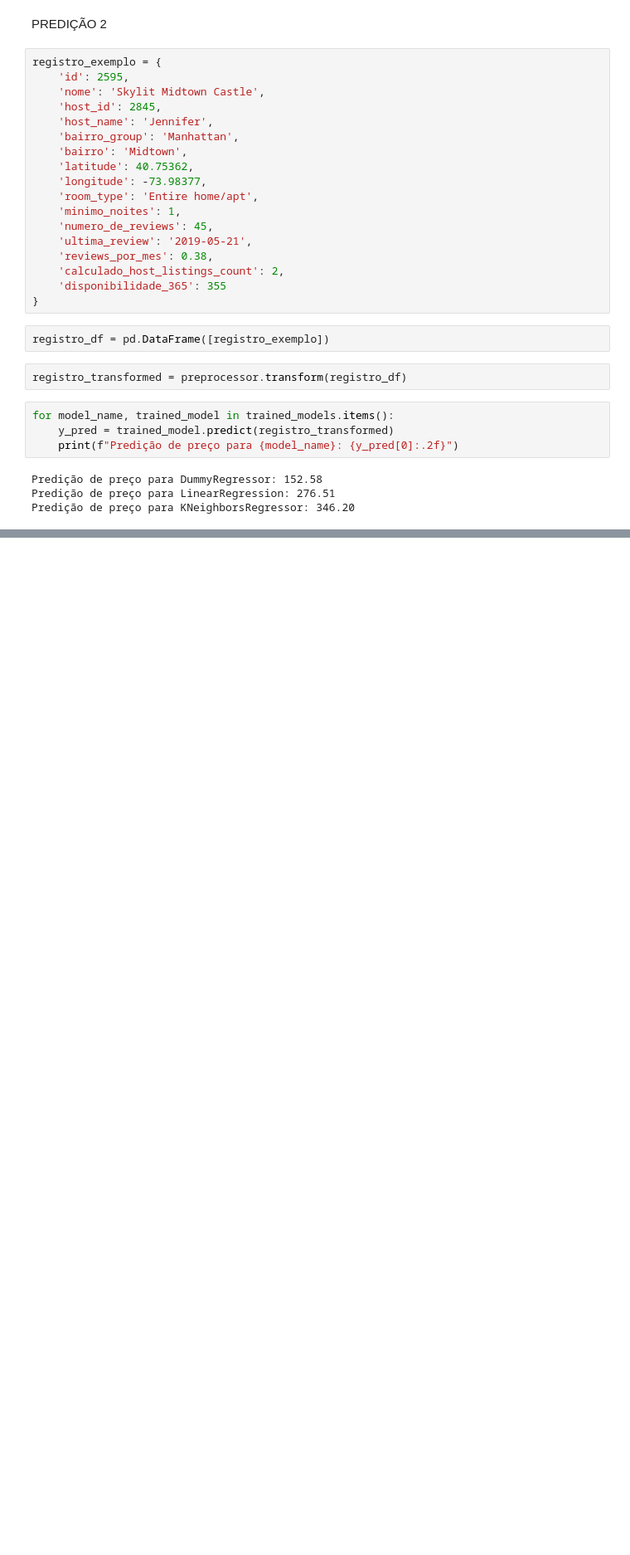
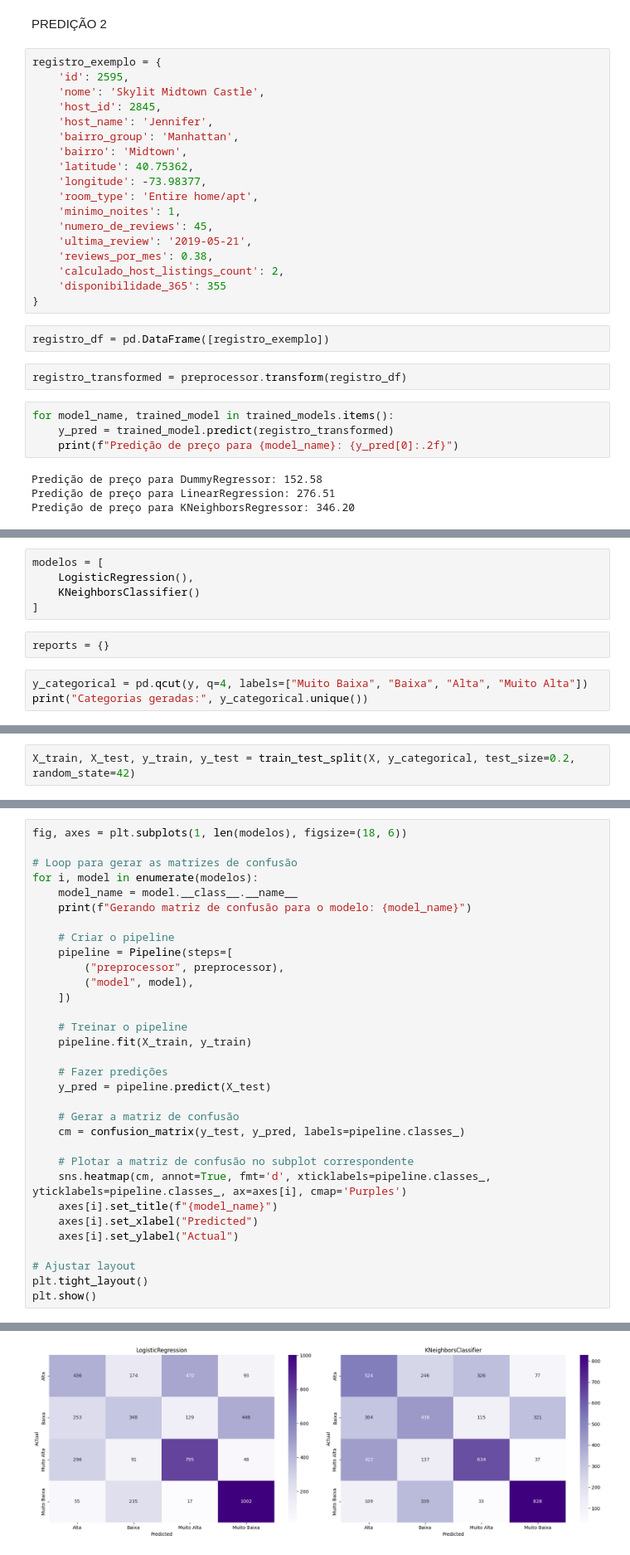
Before and after one commit to micaellimaj/Modelo_Predicao_De_Precos_Imoveis, a Jupyter notebook: Notebooks/3_Modelos_Machine_Learning.ipynb, the cells around one changed output, grey strips where cells are left out. Shown at 83% size. Saved outputs shown, nothing was run; the diff lists cells and outputs as text; blank space fills up the shorter version.

```diff
--- a/Notebooks/3_Modelos_Machine_Learning.ipynb
+++ b/Notebooks/3_Modelos_Machine_Learning.ipynb
@@ -421,0 +405,10 @@ Predição de preço para KNeighborsRegressor: 346.20
+# %%
+modelos = [
+    LogisticRegression(),
+    KNeighborsClassifier()
+]
+# %%
+reports = {}
+# %%
+y_categorical = pd.qcut(y, q=4, labels=["Muito Baixa", "Baixa", "Alta", "Muito Alta"])
+print("Categorias geradas:", y_categorical.unique())
@@ -421,0 +420,2 @@ Predição de preço para KNeighborsRegressor: 346.20
+# %%
+X_train, X_test, y_train, y_test = train_test_split(X, y_categorical, test_size=0.2, random_state=42)
@@ -421,0 +473,33 @@ Predição de preço para KNeighborsRegressor: 346.20
+# %%
+fig, axes = plt.subplots(1, len(modelos), figsize=(18, 6))
+
+# Loop para gerar as matrizes de confusão
+for i, model in enumerate(modelos):
+    model_name = model.__class__.__name__
+    print(f"Gerando matriz de confusão para o modelo: {model_name}")
+
+    # Criar o pipeline
+    pipeline = Pipeline(steps=[
+        ("preprocessor", preprocessor),
+        ("model", model),
+    ])
+
+    # Treinar o pipeline
+    pipeline.fit(X_train, y_train)
+
+    # Fazer predições
+    y_pred = pipeline.predict(X_test)
+
+    # Gerar a matriz de confusão
+    cm = confusion_matrix(y_test, y_pred, labels=pipeline.classes_)
+
+    # Plotar a matriz de confusão no subplot correspondente
+    sns.heatmap(cm, annot=True, fmt='d', xticklabels=pipeline.classes_, yticklabels=pipeline.classes_, ax=axes[i], cmap='Purples')
+    axes[i].set_title(f"{model_name}")
+    axes[i].set_xlabel("Predicted")
+    axes[i].set_ylabel("Actual")
+
+# Ajustar layout
+plt.tight_layout()
+plt.show()
+# %% [output]
@@ -421,0 +508 @@ Predição de preço para KNeighborsRegressor: 346.20
+[figure, added]
```
Also changed, not shown: parts of 65 cells of this notebook, 13 other files.
